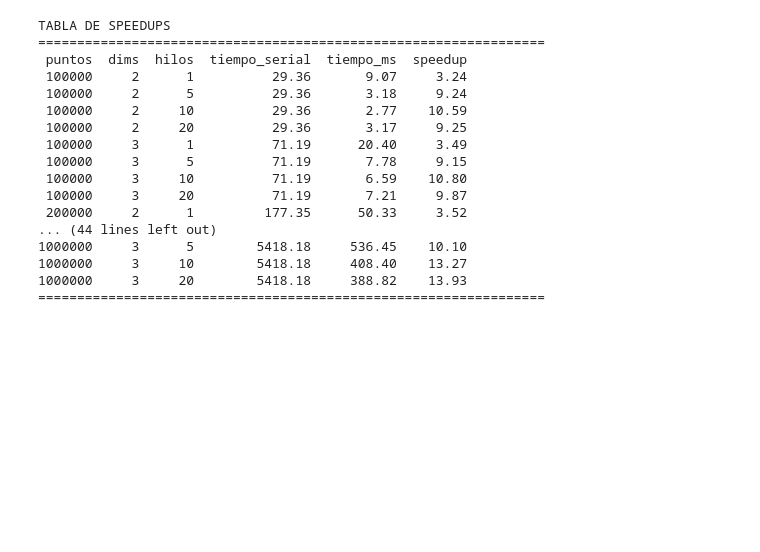
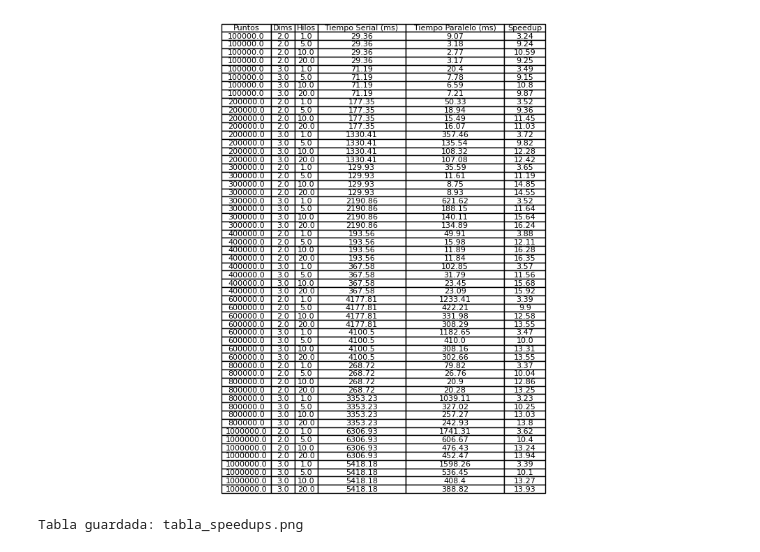
Before and after one commit to ekab-hub/Proyecto_Clusters_Paralelo, a Jupyter notebook: speed_up.ipynb, the cells around one changed output. Saved outputs shown, nothing was run; the diff lists cells and outputs as text; code cells hidden in the pictures; blank space fills up the shorter version.

```diff
--- a/speed_up.ipynb
+++ b/speed_up.ipynb
@@ -44,23 +43,26 @@ for dims in [2, 3]:
 # %%
-print("\nTABLA DE SPEEDUPS")
-print("="*65)
-print(merged[["puntos", "dims", "hilos", "tiempo_serial", "tiempo_ms", "speedup"]].round(2).to_string(index=False))
-print("="*65)
+fig, ax = plt.subplots(figsize=(10, 8))
+ax.axis("off")
+
+tabla_data = merged[["puntos", "dims", "hilos", "tiempo_serial", "tiempo_ms", "speedup"]].round(2)
+
+tabla = ax.table(
+    cellText=tabla_data.values,
+    colLabels=["Puntos", "Dims", "Hilos", "Tiempo Serial (ms)", "Tiempo Paralelo (ms)", "Speedup"],
+    cellLoc="center",
+    loc="center"
+)
+
+tabla.auto_set_font_size(False)
+tabla.set_fontsize(8)
+tabla.auto_set_column_width(col=list(range(len(tabla_data.columns))))
+
+plt.tight_layout()
+plt.savefig("tabla_speedups.png", dpi=150, bbox_inches="tight")
+plt.show()
+plt.close()
+
+print("Tabla guardada: tabla_speedups.png")
 # %% [output]
+[figure, added]
-TABLA DE SPEEDUPS
-=================================================================
- puntos  dims  hilos  tiempo_serial  tiempo_ms  speedup
- 100000     2      1          29.36       9.07     3.24
- 100000     2      5          29.36       3.18     9.24
- 100000     2     10          29.36       2.77    10.59
- 100000     2     20          29.36       3.17     9.25
- 100000     3      1          71.19      20.40     3.49
- 100000     3      5          71.19       7.78     9.15
- 100000     3     10          71.19       6.59    10.80
- 100000     3     20          71.19       7.21     9.87
- 200000     2      1         177.35      50.33     3.52
-... (44 lines left out)
-1000000     3      5        5418.18     536.45    10.10
-1000000     3     10        5418.18     408.40    13.27
-1000000     3     20        5418.18     388.82    13.93
-=================================================================
+Tabla guardada: tabla_speedups.png
```
Also changed, not shown: parts of 2 cells of this notebook, 5 other files.
